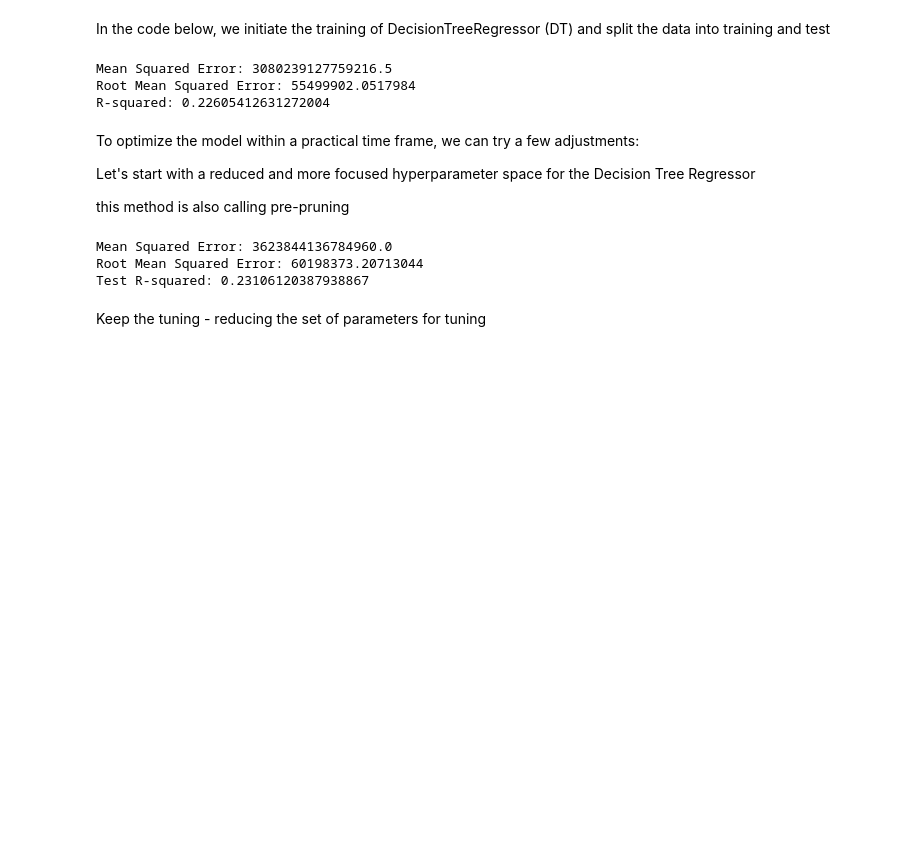
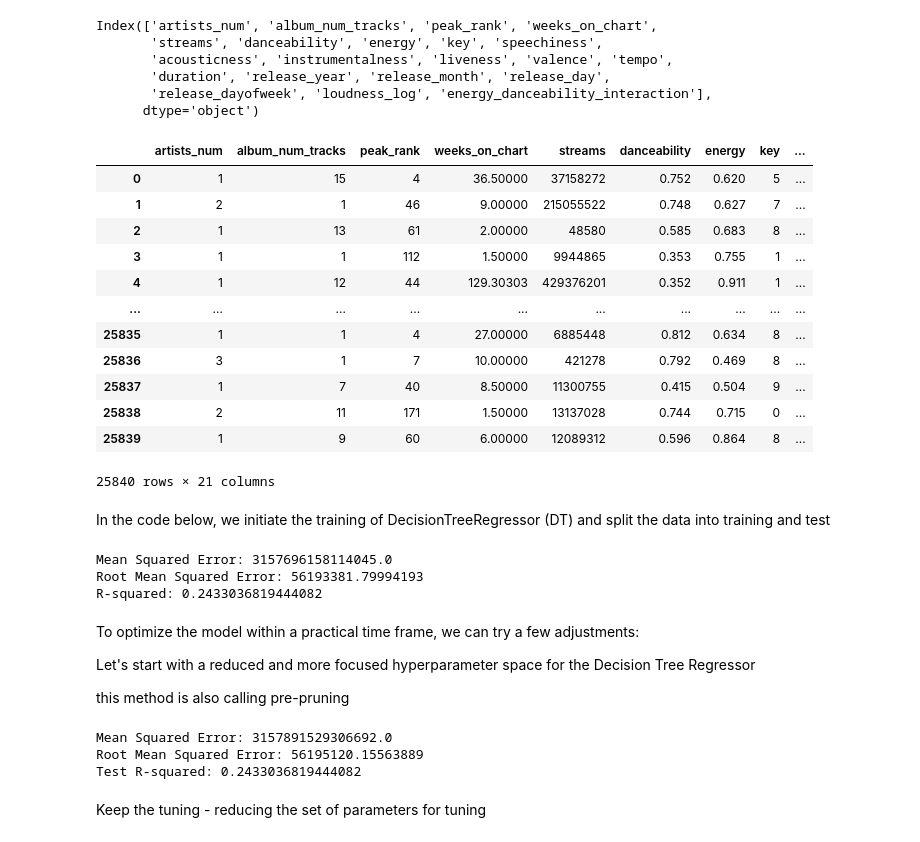
Before and after one commit to AndreasHaavik/BigDataSpotify, a Jupyter notebook: dataModeling_it3.ipynb, the cells around one changed output. Drawn from its saved outputs; the diff is of its cells as text; code cells hidden in the pictures; blank space fills up the shorter version.

```diff
--- a/dataModeling_it3.ipynb
+++ b/dataModeling_it3.ipynb
@@ -1,14 +1,36 @@
 # %%
 #Importing relevant libraries for the further programming.
 import numpy as np
 import pandas as pd
 from sklearn.model_selection import train_test_split
 
 #Read Dataset
 cleaned_df = pd.read_excel('SpotifyDataIt3.xlsx')
 
 # Print column names to inspect
 print(cleaned_df.columns)
+
+cleaned_df
+# %% [output]
+Index(['artists_num', 'album_num_tracks', 'peak_rank', 'weeks_on_chart',
+       'streams', 'danceability', 'energy', 'key', 'speechiness',
+       'acousticness', 'instrumentalness', 'liveness', 'valence', 'tempo',
+       'duration', 'release_year', 'release_month', 'release_day',
+       'release_dayofweek', 'loudness_log', 'energy_danceability_interaction'],
+      dtype='object')
+|  | artists_num | album_num_tracks | peak_rank | weeks_on_chart | streams | danceability | energy | key | ... |
+| 0 | 1 | 15 | 4 | 36.50000 | 37158272 | 0.752 | 0.620 | 5 | ... |
+| 1 | 2 | 1 | 46 | 9.00000 | 215055522 | 0.748 | 0.627 | 7 | ... |
+| 2 | 1 | 13 | 61 | 2.00000 | 48580 | 0.585 | 0.683 | 8 | ... |
+| 3 | 1 | 1 | 112 | 1.50000 | 9944865 | 0.353 | 0.755 | 1 | ... |
+| 4 | 1 | 12 | 44 | 129.30303 | 429376201 | 0.352 | 0.911 | 1 | ... |
+| ... | ... | ... | ... | ... | ... | ... | ... | ... | ... |
+| 25835 | 1 | 1 | 4 | 27.00000 | 6885448 | 0.812 | 0.634 | 8 | ... |
+| 25836 | 3 | 1 | 7 | 10.00000 | 421278 | 0.792 | 0.469 | 8 | ... |
+| 25837 | 1 | 7 | 40 | 8.50000 | 11300755 | 0.415 | 0.504 | 9 | ... |
+| 25838 | 2 | 11 | 171 | 1.50000 | 13137028 | 0.744 | 0.715 | 0 | ... |
+| 25839 | 1 | 9 | 60 | 6.00000 | 12089312 | 0.596 | 0.864 | 8 | ... |
+25840 rows × 21 columns
 # %% [markdown]
 In the code below, we initiate the training of DecisionTreeRegressor (DT) and split the data into training and test
 # %%
@@ -30,11 +52,11 @@ X = data_for_model.drop('streams', axis=1)
 y = data_for_model['streams']
 
 # Test size is 30% and training are 70%
-X_train, X_test, y_train, y_test = train_test_split(X, y, test_size=0.3, random_state=42)
+X_train, X_test, y_train, y_test = train_test_split(X, y, test_size=0.2, random_state=42)
 
 # Initializing and training the Decision Tree Regressor and adjusting model complexity
 # Models complexity have been selected based on several tries, and what performed the "best".
-dt_regressor = DecisionTreeRegressor(max_depth=15, min_samples_split=75, min_samples_leaf=25, random_state=0)
+dt_regressor = DecisionTreeRegressor(max_depth=5, min_samples_split=20, min_samples_leaf=15, random_state=0)
 
 #Fitting the model
 dt_regressor.fit(X_train, y_train)
@@ -52,9 +74,9 @@ print("Mean Squared Error:", mse)
 print("Root Mean Squared Error:", rmse)
 print("R-squared:", r2)
 # %% [output]
-Mean Squared Error: 3080239127759216.5
-Root Mean Squared Error: 55499902.0517984
-R-squared: 0.22605412631272004
+Mean Squared Error: 3157696158114045.0
+Root Mean Squared Error: 56193381.79994193
+R-squared: 0.2433036819444082
 # %% [markdown]
 To optimize the model within a practical time frame, we can try a few adjustments:
 
@@ -67,8 +89,8 @@ from sklearn.model_selection import GridSearchCV
 
 # Define the parameter grid for Decision tree
 param_grid = {
-    'max_depth': [10, 20, 30],
-    'min_samples_split': [2, 5],
+    'max_depth': [5, 10, 15, 20, 25, 30],
+    'min_samples_split': [2, 3, 4, 5],
     'min_samples_leaf': [1, 2]
 }
 
@@ -98,9 +120,9 @@ print("Mean Squared Error:", mse)
 print("Root Mean Squared Error:", rmse)
 print("Test R-squared:", r2)
 # %% [output]
-Mean Squared Error: 3623844136784960.0
-Root Mean Squared Error: 60198373.20713044
-Test R-squared: 0.23106120387938867
+Mean Squared Error: 3157891529306692.0
+Root Mean Squared Error: 56195120.15563889
+Test R-squared: 0.2433036819444082
 # %% [markdown]
 Keep the tuning - reducing the set of parameters for tuning
 # %%
```
Also changed, not shown: parts of 8 cells of this notebook, 3 other files.
